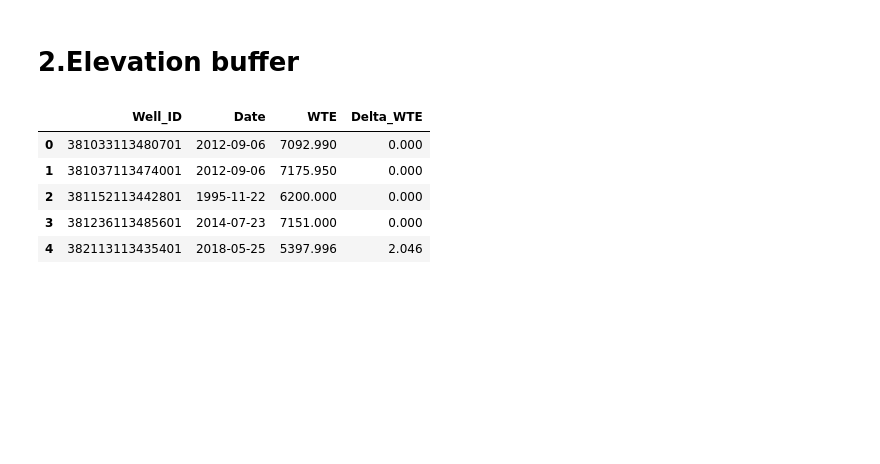
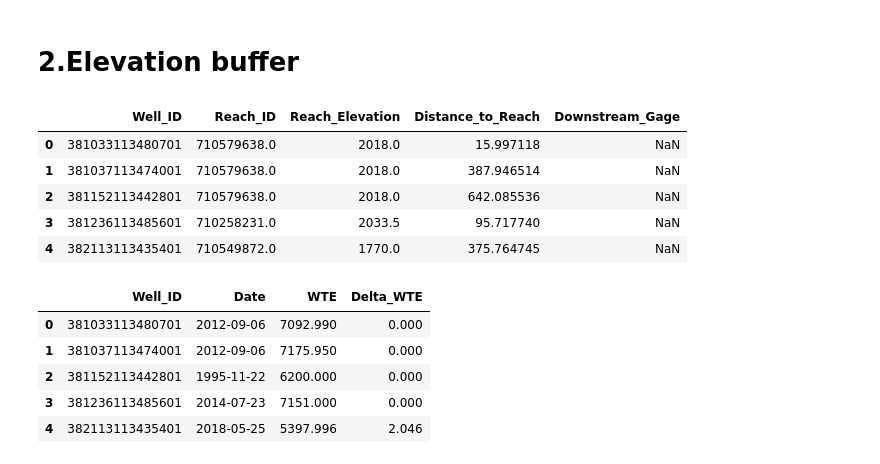
Before and after one commit to BYU-Hydroinformatics/gwbase, a Jupyter notebook: 3_GLSB_filter.ipynb, the cells around one changed output. Cells and saved outputs as stored; diff of their text form; code cells hidden in the pictures; blank space fills up the shorter version.

```diff
--- a/3_GLSB_filter.ipynb
+++ b/3_GLSB_filter.ipynb
@@ -239,3 +244,13 @@ relationships_df.head()
+# %%
+relationship=pd.read_csv('/content/well_reach_relationships_final.csv')
+relationship.head()
+# %% [output]
+|  | Well_ID | Reach_ID | Reach_Elevation | Distance_to_Reach | Downstream_Gage |
+| 0 | 381033113480701 | 710579638.0 | 2018.0 | 15.997118 | NaN |
+| 1 | 381037113474001 | 710579638.0 | 2018.0 | 387.946514 | NaN |
+| 2 | 381152113442801 | 710579638.0 | 2018.0 | 642.085536 | NaN |
+| 3 | 381236113485601 | 710258231.0 | 2033.5 | 95.717740 | NaN |
+| 4 | 382113113435401 | 710549872.0 | 1770.0 | 375.764745 | NaN |
 # %%
 final_measurements_delta = pd.read_csv('final_measurements_delta.csv')
 final_measurements_delta.head()
```
Also changed, not shown: parts of 7 cells of this notebook.
